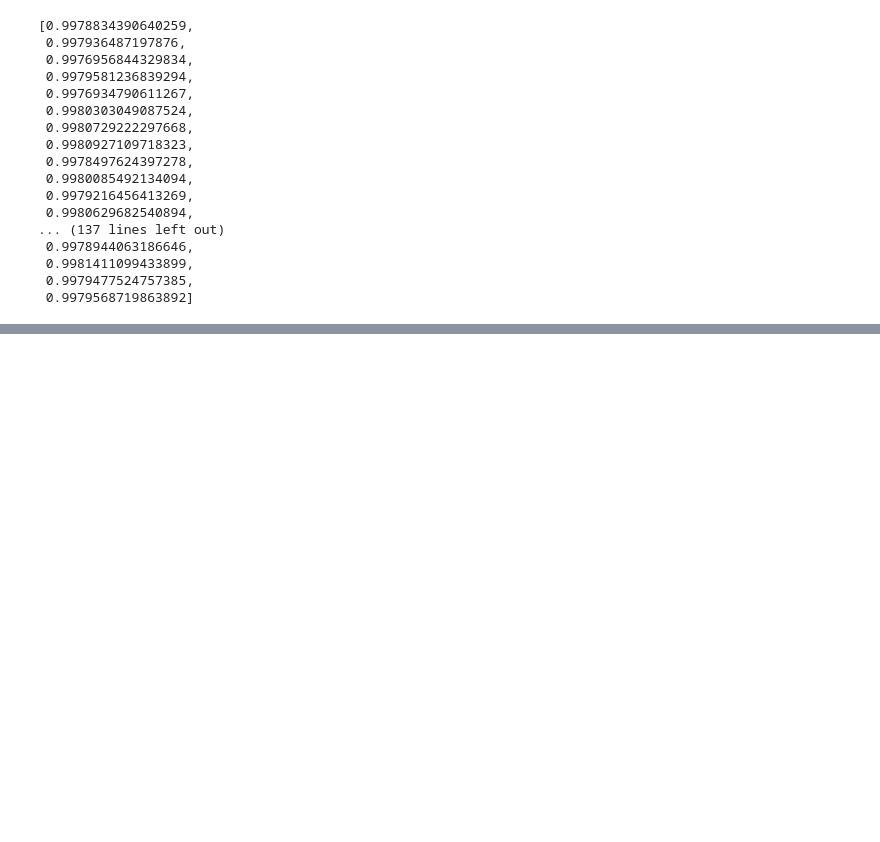
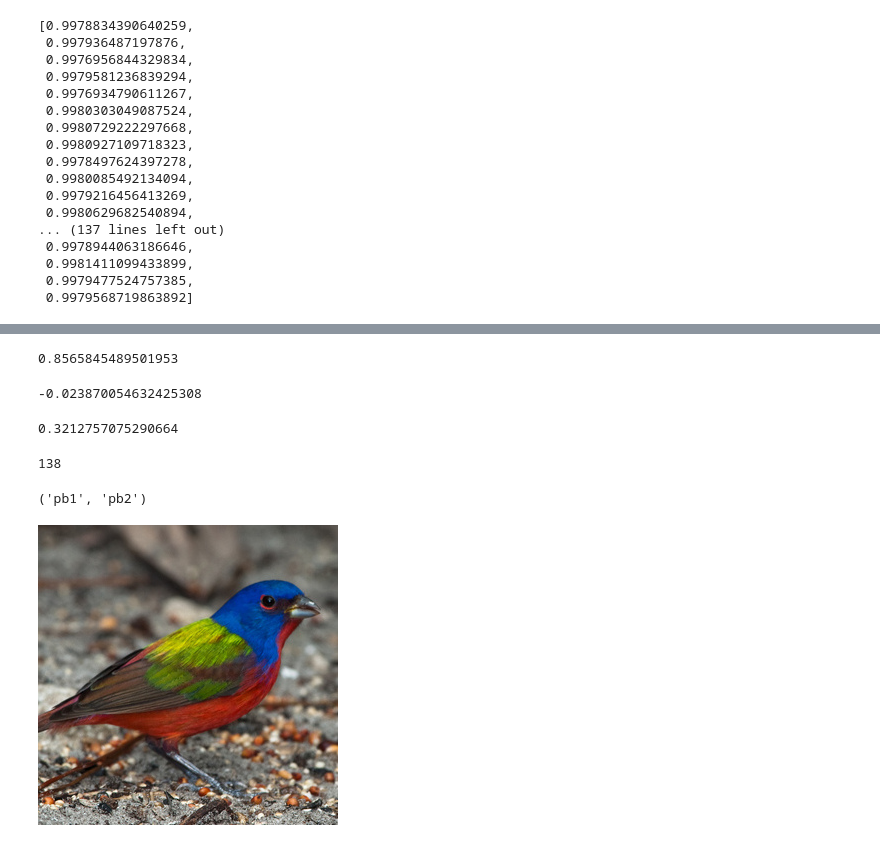
Before and after one commit to Bulbasaurzc/CCM_SimilarityRatings, a Jupyter notebook: GoogLeNet.ipynb, the cells around one changed output, grey strips where cells are left out. Drawn from its saved outputs; the diff is of its cells as text; code cells hidden in the pictures; blank space fills up the shorter version.

Commit message:
final methodolgy for part 1 googlenet

```diff
--- a/GoogLeNet.ipynb
+++ b/GoogLeNet.ipynb
@@ -693,0 +933,24 @@ Loaded pretrained weights for googlenet
+# %%
+max(sim_googlenet)
+# %% [output]
+0.8565845489501953
+# %%
+min(sim_googlenet)
+# %% [output]
+-0.023870054632425308
+# %%
+np.mean(sim_googlenet)
+# %% [output]
+0.3212757075290664
+# %%
+sim_googlenet.index(max(sim_googlenet))
+# %% [output]
+138
+# %%
+ls_comb[138]
+# %% [output]
+('pb1', 'pb2')
+# %%
+Image.open('/Users/audreychu/Documents/NYU/1016 Computational Cognitive Modeling/CCM_SimilarityRatings/Selected Bird Images/pb1.jpg')
+# %% [output]
+[figure, added]
```
Also changed, not shown: parts of 31 cells of this notebook.
